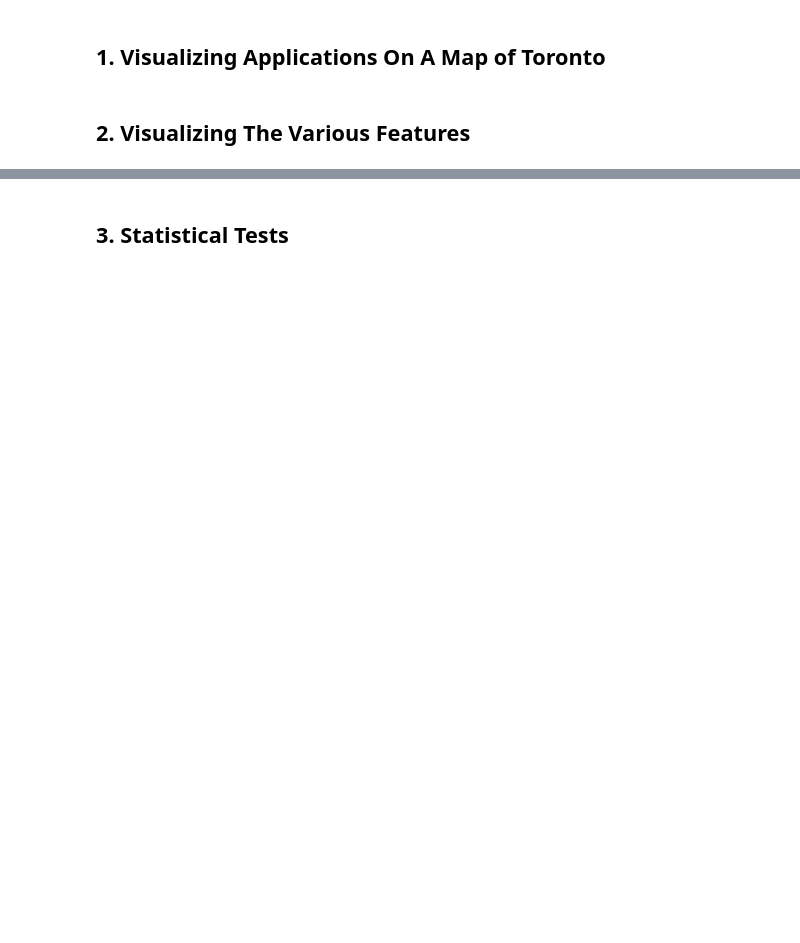
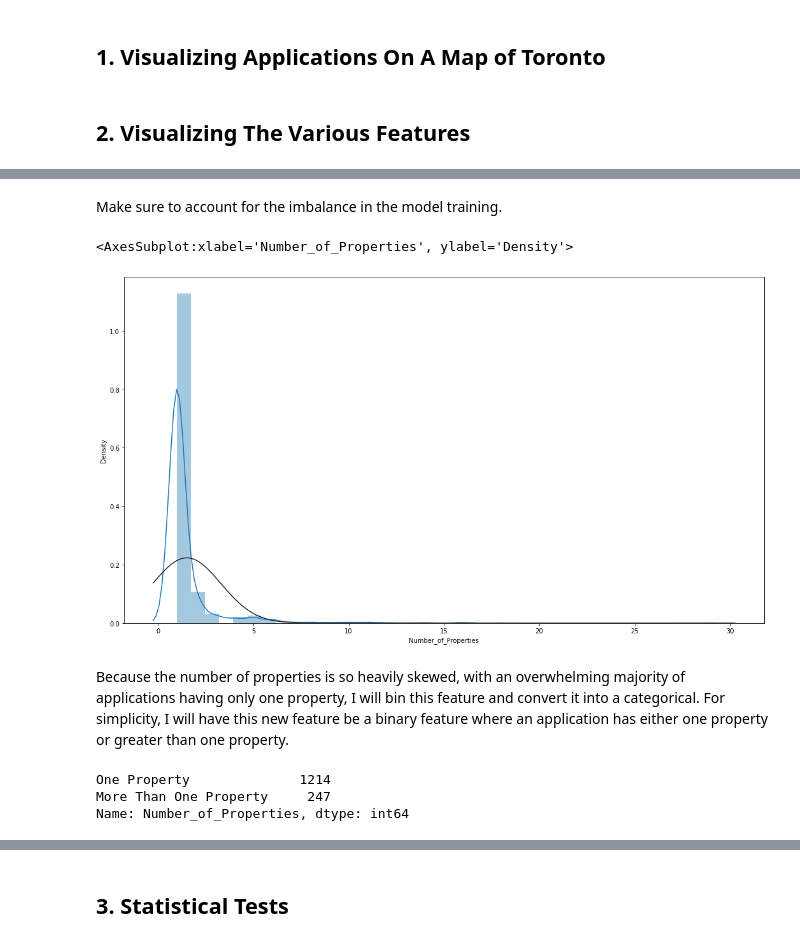
Before and after one commit to RoryAJames/TorontoDevelopmentApplications, a Jupyter notebook: Exploratory Data Analysis.ipynb, the cells around one changed output, grey strips where cells are left out. Saved outputs shown, nothing was run; the diff lists cells and outputs as text; code cells hidden in the pictures; blank space fills up the shorter version.

```diff
--- a/Exploratory Data Analysis.ipynb
+++ b/Exploratory Data Analysis.ipynb
@@ -66,0 +94,12 @@ gdf.head()
+# %% [markdown]
+Make sure to account for the imbalance in the model training.
+# %%
+#Check distribution of number of properties
+
+fig = plt.subplots(figsize=[18,10])
+sns.distplot(gdf['Number_of_Properties'], fit=norm)
+# %% [output]
+<AxesSubplot:xlabel='Number_of_Properties', ylabel='Density'>
+[figure, added]
+# %% [markdown]
+Because the number of properties is so heavily skewed, with an overwhelming majority of applications having only one property, I will bin this feature and convert it into a categorical. For simplicity, I will have this new feature be a binary feature where an application has either one property or greater than one property.
@@ -66,0 +111,6 @@ gdf.head()
+# %%
+gdf['Number_of_Properties'].value_counts()
+# %% [output]
+One Property              1214
+More Than One Property     247
+Name: Number_of_Properties, dtype: int64
```
Also changed, not shown: parts of 8 cells of this notebook.
